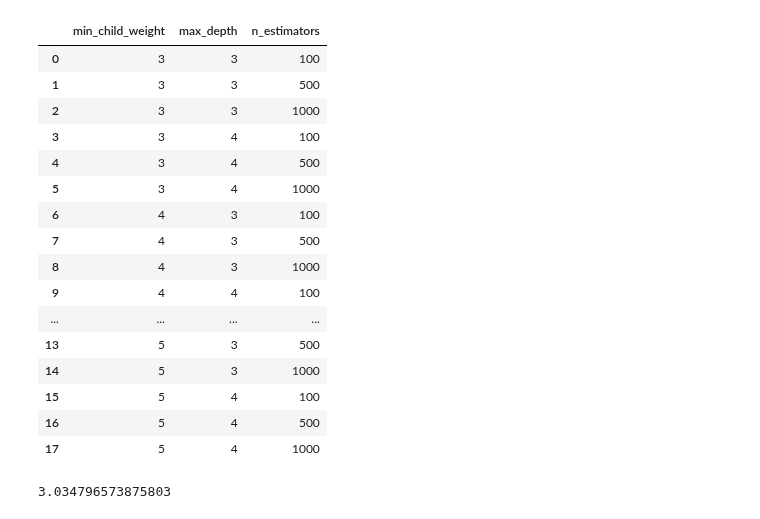
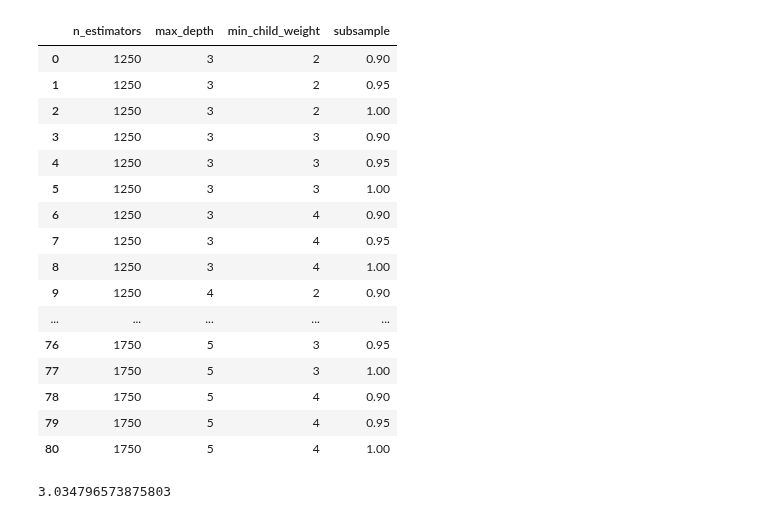
Before and after one commit to shane-kercheval/udacity, a Jupyter notebook: data_scientist_nanodegree/projects/p1_charityml/custom/oo-learning tuning XGB.ipynb, the cells around one changed output. Drawn from its saved outputs; the diff is of its cells as text; code cells hidden in the pictures.

```diff
--- a/data_scientist_nanodegree/projects/p1_charityml/custom/oo-learning tuning XGB.ipynb
+++ b/data_scientist_nanodegree/projects/p1_charityml/custom/oo-learning tuning XGB.ipynb
@@ -53,30 +53,31 @@ global_transformations = [oo.ImputationTransformer(),
                           oo.DummyEncodeTransformer(oo.CategoricalEncoding.ONE_HOT)]
 # %%
 params_dict = dict(
-                    min_child_weight=[3, 4, 5],
-                    max_depth=[3, 4],
-                    n_estimators=[100, 500, 1000],
+                    n_estimators=[1250, 1500, 1750],
+                    max_depth=[3, 4, 5],
+                    min_child_weight=[2, 3, 4],
+                    subsample=[0.90, 0.95, 1],
 )
 grid = oo.HyperParamsGrid(params_dict=params_dict)
 grid.params_grid
 # %% [output]
-|  | min_child_weight | max_depth | n_estimators |
-| 0 | 3 | 3 | 100 |
-| 1 | 3 | 3 | 500 |
-| 2 | 3 | 3 | 1000 |
-| 3 | 3 | 4 | 100 |
-| 4 | 3 | 4 | 500 |
-| 5 | 3 | 4 | 1000 |
-| 6 | 4 | 3 | 100 |
-| 7 | 4 | 3 | 500 |
-| 8 | 4 | 3 | 1000 |
-| 9 | 4 | 4 | 100 |
-| ... | ... | ... | ... |
-| 13 | 5 | 3 | 500 |
-| 14 | 5 | 3 | 1000 |
-| 15 | 5 | 4 | 100 |
-| 16 | 5 | 4 | 500 |
-| 17 | 5 | 4 | 1000 |
+|  | n_estimators | max_depth | min_child_weight | subsample |
+| 0 | 1250 | 3 | 2 | 0.90 |
+| 1 | 1250 | 3 | 2 | 0.95 |
+| 2 | 1250 | 3 | 2 | 1.00 |
+| 3 | 1250 | 3 | 3 | 0.90 |
+| 4 | 1250 | 3 | 3 | 0.95 |
+| 5 | 1250 | 3 | 3 | 1.00 |
+| 6 | 1250 | 3 | 4 | 0.90 |
+| 7 | 1250 | 3 | 4 | 0.95 |
+| 8 | 1250 | 3 | 4 | 1.00 |
+| 9 | 1250 | 4 | 2 | 0.90 |
+| ... | ... | ... | ... | ... |
+| 76 | 1750 | 5 | 3 | 0.95 |
+| 77 | 1750 | 5 | 3 | 1.00 |
+| 78 | 1750 | 5 | 4 | 0.90 |
+| 79 | 1750 | 5 | 4 | 0.95 |
+| 80 | 1750 | 5 | 4 | 1.00 |
 # %%
 n_positive = np.sum(explore.dataset[target_variable] == positive_class)
 n_negative = np.sum(explore.dataset.income == negative_class)
```
Also changed, not shown: parts of 20 cells of this notebook, 1 other file.
